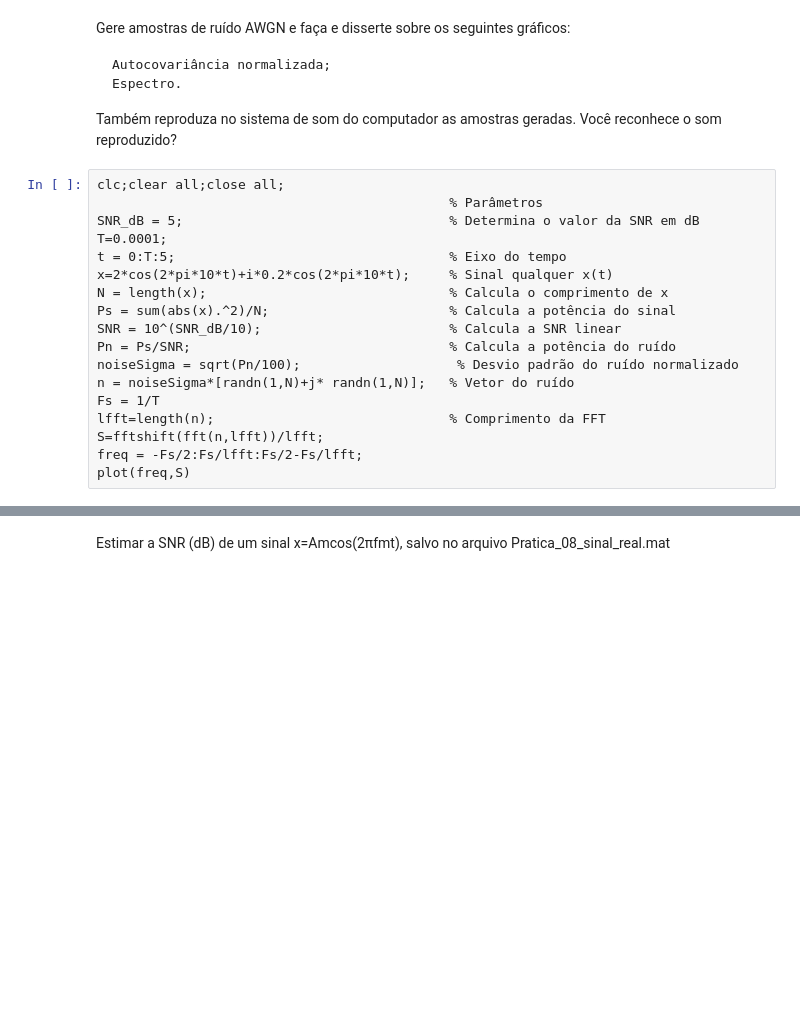
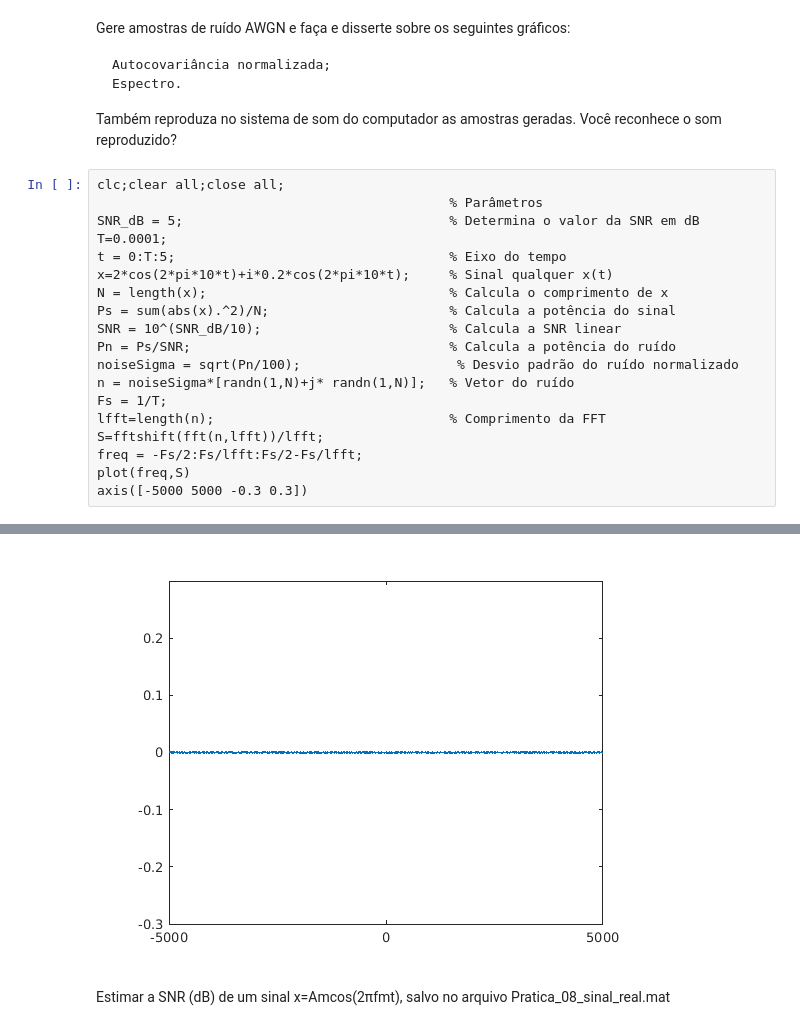
Before and after one commit to jpmarques-13/JoaoPaulo_dco2004, a Jupyter notebook: Pratica8/Entrega_08.ipynb, the cells around one changed output, grey strips where cells are left out. Drawn from its saved outputs; the diff is of its cells as text; blank space fills up the shorter version.

```diff
--- a/Pratica8/Entrega_08.ipynb
+++ b/Pratica8/Entrega_08.ipynb
@@ -18,8 +18,10 @@ SNR = 10^(SNR_dB/10);                        % Calcula a SNR linear
 Pn = Ps/SNR;                                 % Calcula a potência do ruído
 noiseSigma = sqrt(Pn/100);                    % Desvio padrão do ruído normalizado
 n = noiseSigma*[randn(1,N)+j* randn(1,N)];   % Vetor do ruído
-Fs = 1/T
+Fs = 1/T;
 lfft=length(n);                              % Comprimento da FFT
 S=fftshift(fft(n,lfft))/lfft;
 freq = -Fs/2:Fs/lfft:Fs/2-Fs/lfft;
 plot(freq,S)
+axis([-5000 5000 -0.3 0.3])
+# %% [output]
@@ -26,3 +29,4 @@ plot(freq,S)
+[figure, added]
 # %% [markdown]
 Estimar a SNR (dB) de um sinal x=Amcos(2πfmt), salvo no arquivo Pratica_08_sinal_real.mat
 # %%
```
Also changed, not shown: parts of 5 cells of this notebook, 1 other file.
